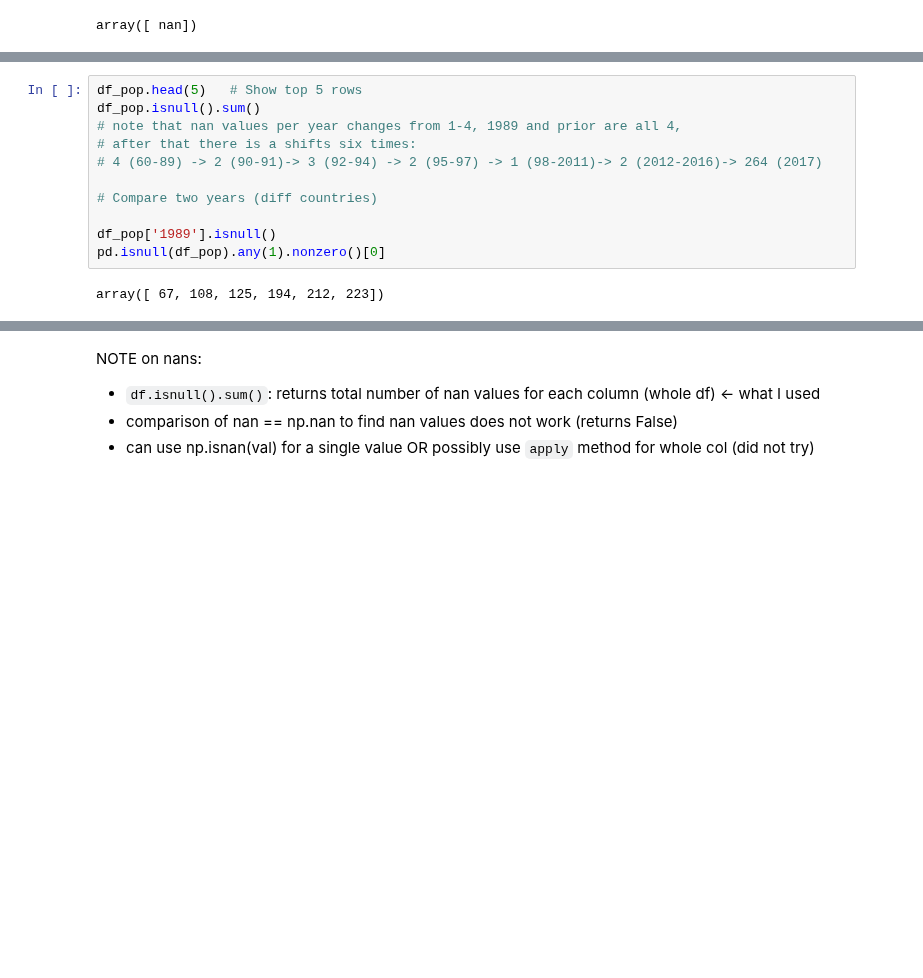
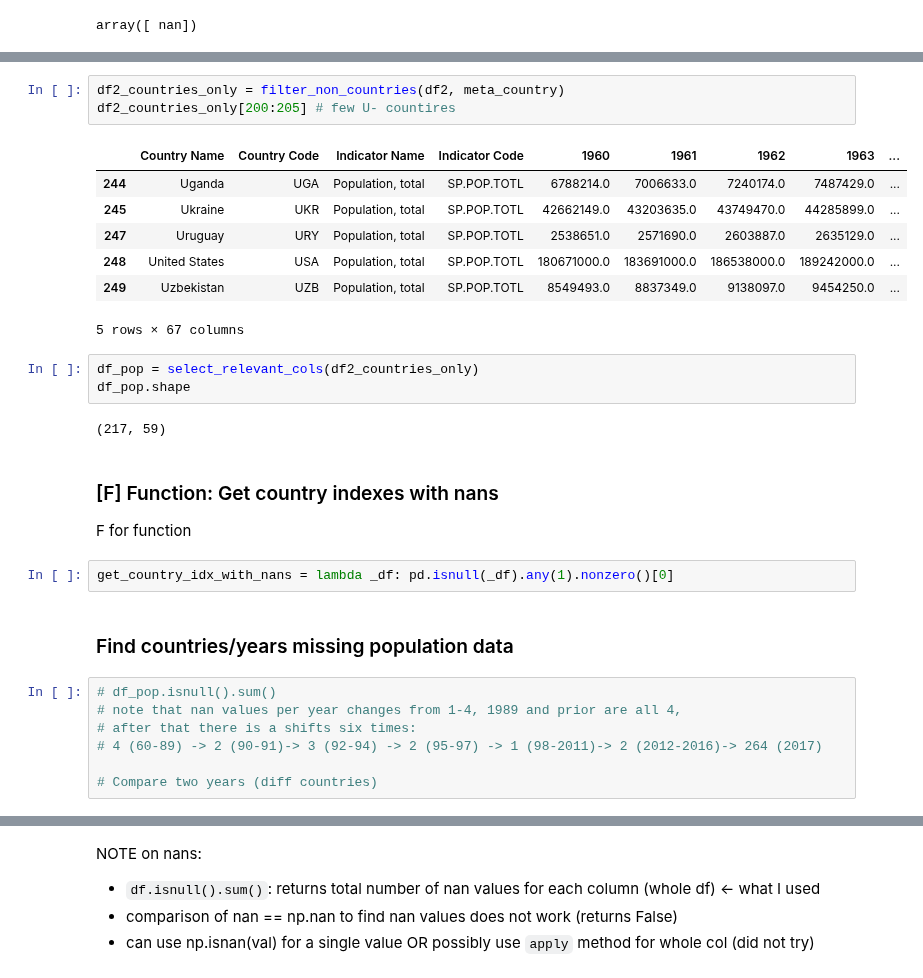
Before and after one commit to moonlimb/zerg, a Jupyter notebook: data/WB/task3_WB_analysis.ipynb, the cells around one changed output, grey strips where cells are left out. Cells and saved outputs as stored; diff of their text form; blank space fills up the shorter version.

```diff
--- a/data/WB/task3_WB_analysis.ipynb
+++ b/data/WB/task3_WB_analysis.ipynb
@@ -120,13 +231,31 @@ df_pop.shape # 264 countries???, 58 columns
+# %%
+df2_countries_only = filter_non_countries(df2, meta_country)
+df2_countries_only[200:205] # few U- countires
+# %% [output]
+|  | Country Name | Country Code | Indicator Name | Indicator Code | 1960 | 1961 | 1962 | 1963 | ... |
+| 244 | Uganda | UGA | Population, total | SP.POP.TOTL | 6788214.0 | 7006633.0 | 7240174.0 | 7487429.0 | ... |
+| 245 | Ukraine | UKR | Population, total | SP.POP.TOTL | 42662149.0 | 43203635.0 | 43749470.0 | 44285899.0 | ... |
+| 247 | Uruguay | URY | Population, total | SP.POP.TOTL | 2538651.0 | 2571690.0 | 2603887.0 | 2635129.0 | ... |
+| 248 | United States | USA | Population, total | SP.POP.TOTL | 180671000.0 | 183691000.0 | 186538000.0 | 189242000.0 | ... |
+| 249 | Uzbekistan | UZB | Population, total | SP.POP.TOTL | 8549493.0 | 8837349.0 | 9138097.0 | 9454250.0 | ... |
+5 rows × 67 columns
+# %%
+df_pop = select_relevant_cols(df2_countries_only)
+df_pop.shape
+# %% [output]
+(217, 59)
+# %% [markdown]
+### [F] Function: Get country indexes with nans
+
+F for function
+# %%
+get_country_idx_with_nans = lambda _df: pd.isnull(_df).any(1).nonzero()[0]
+# %% [markdown]
+### Find countries/years missing population data
 # %%
-df_pop.head(5)   # Show top 5 rows
-df_pop.isnull().sum()
+# df_pop.isnull().sum()
 # note that nan values per year changes from 1-4, 1989 and prior are all 4,
 # after that there is a shifts six times:
 # 4 (60-89) -> 2 (90-91)-> 3 (92-94) -> 2 (95-97) -> 1 (98-2011)-> 2 (2012-2016)-> 264 (2017)
 
 # Compare two years (diff countries)
-
-df_pop['1989'].isnull()
-pd.isnull(df_pop).any(1).nonzero()[0]
-# %% [output]
-array([ 67, 108, 125, 194, 212, 223])
```
Also changed, not shown: parts of 46 cells of this notebook.
